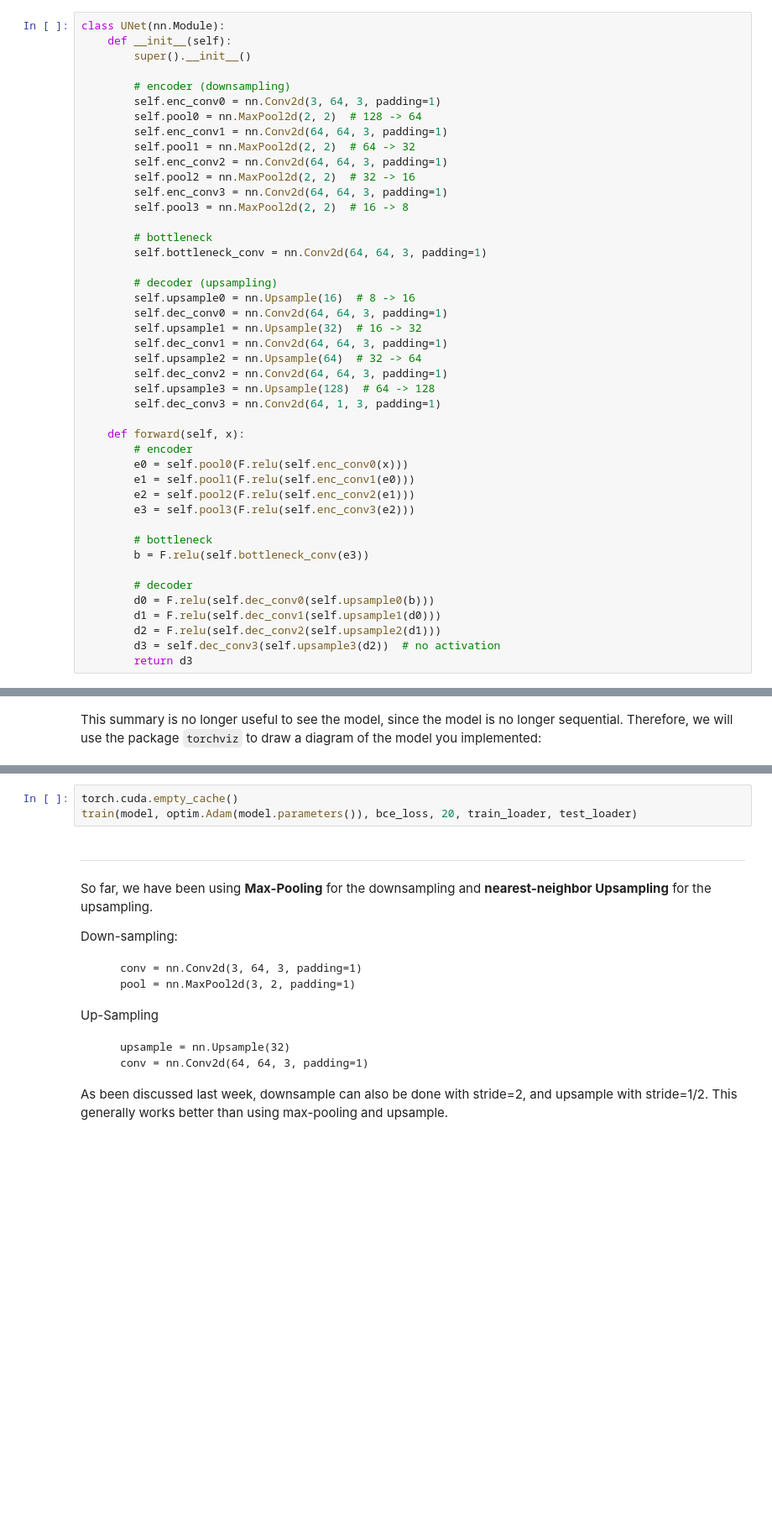
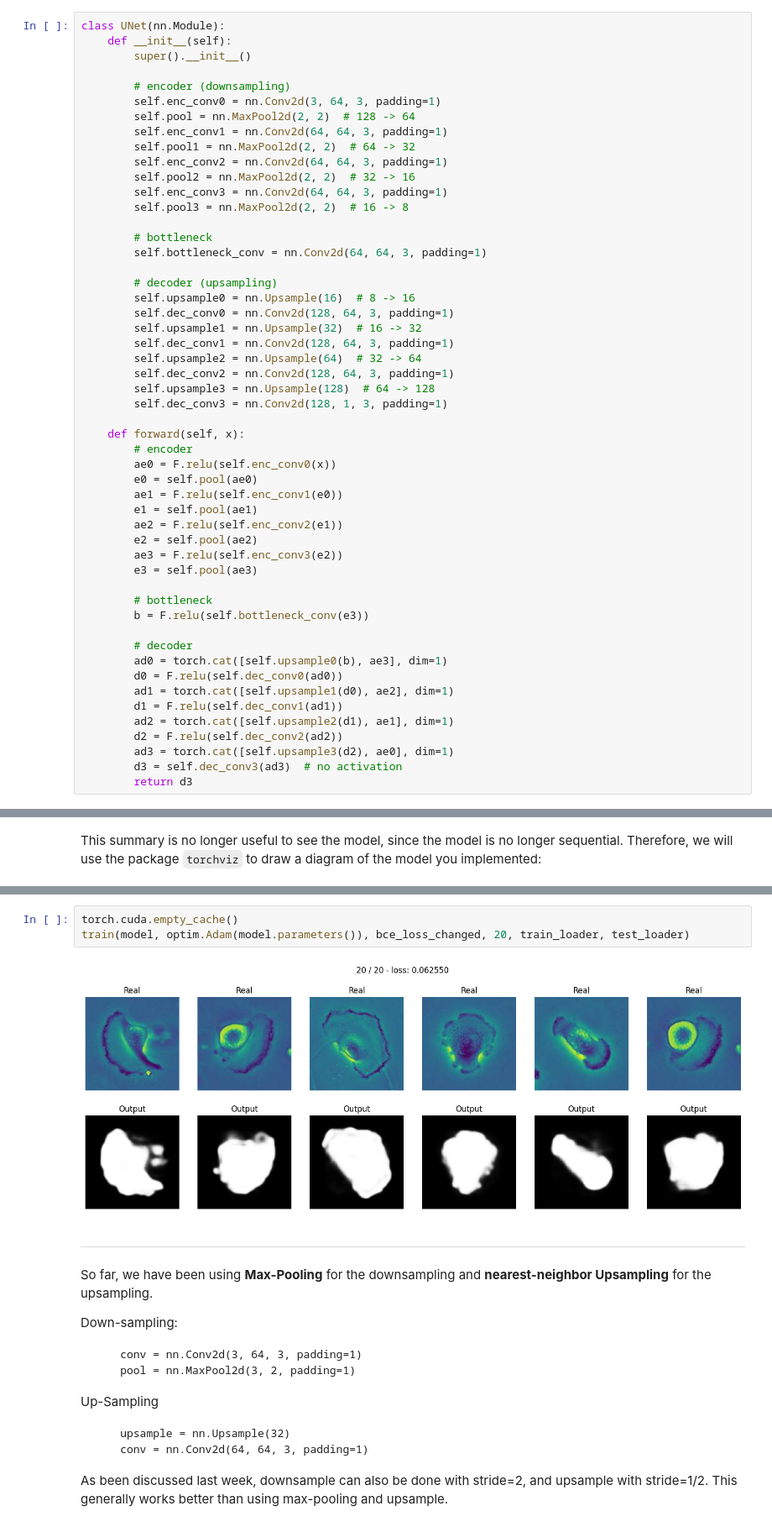
Before and after one commit to mustass/computer_vision, a Jupyter notebook: notebooks/stas/Exercise_2.ipynb, the cells around one changed output, grey strips where cells are left out. Shown at 84% size. Cells and saved outputs as stored; diff of their text form; blank space fills up the shorter version.

```diff
--- a/notebooks/stas/Exercise_2.ipynb
+++ b/notebooks/stas/Exercise_2.ipynb
@@ -442,7 +442,7 @@ class UNet(nn.Module):
 
         # encoder (downsampling)
         self.enc_conv0 = nn.Conv2d(3, 64, 3, padding=1)
-        self.pool0 = nn.MaxPool2d(2, 2)  # 128 -> 64
+        self.pool = nn.MaxPool2d(2, 2)  # 128 -> 64
         self.enc_conv1 = nn.Conv2d(64, 64, 3, padding=1)
         self.pool1 = nn.MaxPool2d(2, 2)  # 64 -> 32
         self.enc_conv2 = nn.Conv2d(64, 64, 3, padding=1)
@@ -455,29 +455,37 @@ class UNet(nn.Module):
 
         # decoder (upsampling)
         self.upsample0 = nn.Upsample(16)  # 8 -> 16
-        self.dec_conv0 = nn.Conv2d(64, 64, 3, padding=1)
+        self.dec_conv0 = nn.Conv2d(128, 64, 3, padding=1)
         self.upsample1 = nn.Upsample(32)  # 16 -> 32
-        self.dec_conv1 = nn.Conv2d(64, 64, 3, padding=1)
+        self.dec_conv1 = nn.Conv2d(128, 64, 3, padding=1)
         self.upsample2 = nn.Upsample(64)  # 32 -> 64
-        self.dec_conv2 = nn.Conv2d(64, 64, 3, padding=1)
+        self.dec_conv2 = nn.Conv2d(128, 64, 3, padding=1)
         self.upsample3 = nn.Upsample(128)  # 64 -> 128
-        self.dec_conv3 = nn.Conv2d(64, 1, 3, padding=1)
+        self.dec_conv3 = nn.Conv2d(128, 1, 3, padding=1)
 
     def forward(self, x):
         # encoder
-        e0 = self.pool0(F.relu(self.enc_conv0(x)))
-        e1 = self.pool1(F.relu(self.enc_conv1(e0)))
-        e2 = self.pool2(F.relu(self.enc_conv2(e1)))
-        e3 = self.pool3(F.relu(self.enc_conv3(e2)))
+        ae0 = F.relu(self.enc_conv0(x))
+        e0 = self.pool(ae0)
+        ae1 = F.relu(self.enc_conv1(e0))
+        e1 = self.pool(ae1)
+        ae2 = F.relu(self.enc_conv2(e1))
+        e2 = self.pool(ae2)
+        ae3 = F.relu(self.enc_conv3(e2))
+        e3 = self.pool(ae3)
 
         # bottleneck
         b = F.relu(self.bottleneck_conv(e3))
 
         # decoder
-        d0 = F.relu(self.dec_conv0(self.upsample0(b)))
-        d1 = F.relu(self.dec_conv1(self.upsample1(d0)))
-        d2 = F.relu(self.dec_conv2(self.upsample2(d1)))
-        d3 = self.dec_conv3(self.upsample3(d2))  # no activation
+        ad0 = torch.cat([self.upsample0(b), ae3], dim=1)
+        d0 = F.relu(self.dec_conv0(ad0))
+        ad1 = torch.cat([self.upsample1(d0), ae2], dim=1)
+        d1 = F.relu(self.dec_conv1(ad1))
+        ad2 = torch.cat([self.upsample2(d1), ae1], dim=1)
+        d2 = F.relu(self.dec_conv2(ad2))
+        ad3 = torch.cat([self.upsample3(d2), ae0], dim=1)
+        d3 = self.dec_conv3(ad3)  # no activation
         return d3
 # %%
 model = UNet().to(device)
@@ -490,6 +518,8 @@ make_dot(model(torch.randn(20, 3, 256, 256).cuda()), params=dict(model.named_par
 # %%
 torch.cuda.empty_cache()
-train(model, optim.Adam(model.parameters()), bce_loss, 20, train_loader, test_loader)
+train(model, optim.Adam(model.parameters()), bce_loss_changed, 20, train_loader, test_loader)
+# %% [output]
+[figure, added]
 # %% [markdown]
 ---------------------------------------------------------------------------------------------------
 
```
Also changed, not shown: parts of 11 cells of this notebook.
